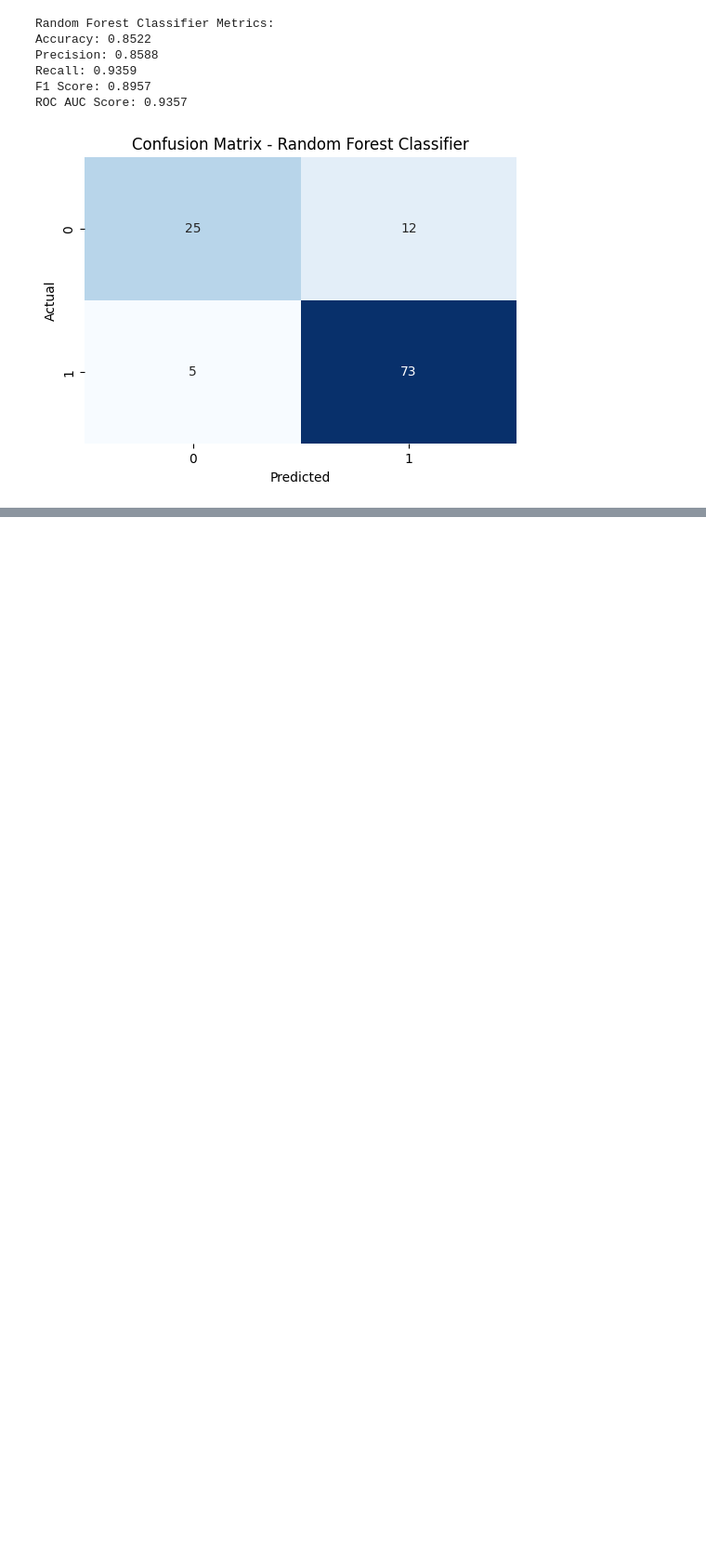
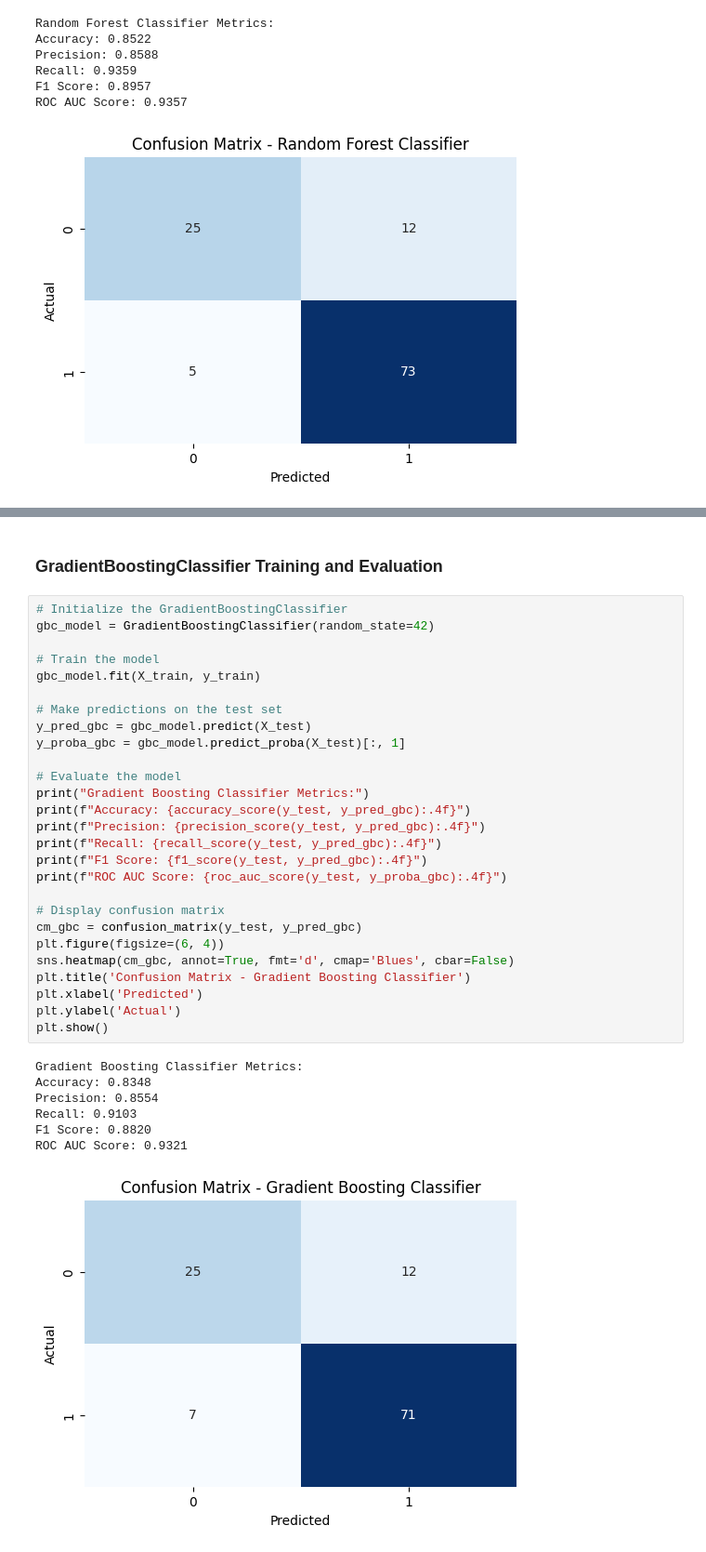
Before and after one commit to kxrrym03/Faker-LOL-Performance, a Jupyter notebook: Faker_LOL_Match_Statistics.ipynb, the cells around one changed output, grey strips where cells are left out. Shown at 93% size. Saved outputs shown, nothing was run; the diff lists cells and outputs as text; blank space fills up the shorter version.

```diff
--- a/Faker_LOL_Match_Statistics.ipynb
+++ b/Faker_LOL_Match_Statistics.ipynb
@@ -577,0 +597,37 @@ ROC AUC Score: 0.9357
+# %% [markdown]
+### GradientBoostingClassifier Training and Evaluation
+# %%
+# Initialize the GradientBoostingClassifier
+gbc_model = GradientBoostingClassifier(random_state=42)
+
+# Train the model
+gbc_model.fit(X_train, y_train)
+
+# Make predictions on the test set
+y_pred_gbc = gbc_model.predict(X_test)
+y_proba_gbc = gbc_model.predict_proba(X_test)[:, 1]
+
+# Evaluate the model
+print("Gradient Boosting Classifier Metrics:")
+print(f"Accuracy: {accuracy_score(y_test, y_pred_gbc):.4f}")
+print(f"Precision: {precision_score(y_test, y_pred_gbc):.4f}")
+print(f"Recall: {recall_score(y_test, y_pred_gbc):.4f}")
+print(f"F1 Score: {f1_score(y_test, y_pred_gbc):.4f}")
+print(f"ROC AUC Score: {roc_auc_score(y_test, y_proba_gbc):.4f}")
+
+# Display confusion matrix
+cm_gbc = confusion_matrix(y_test, y_pred_gbc)
+plt.figure(figsize=(6, 4))
+sns.heatmap(cm_gbc, annot=True, fmt='d', cmap='Blues', cbar=False)
+plt.title('Confusion Matrix - Gradient Boosting Classifier')
+plt.xlabel('Predicted')
+plt.ylabel('Actual')
+plt.show()
+# %% [output]
+Gradient Boosting Classifier Metrics:
+Accuracy: 0.8348
+Precision: 0.8554
+Recall: 0.9103
+F1 Score: 0.8820
+ROC AUC Score: 0.9321
+[figure, added]
```
Also changed, not shown: parts of 4 cells of this notebook.
